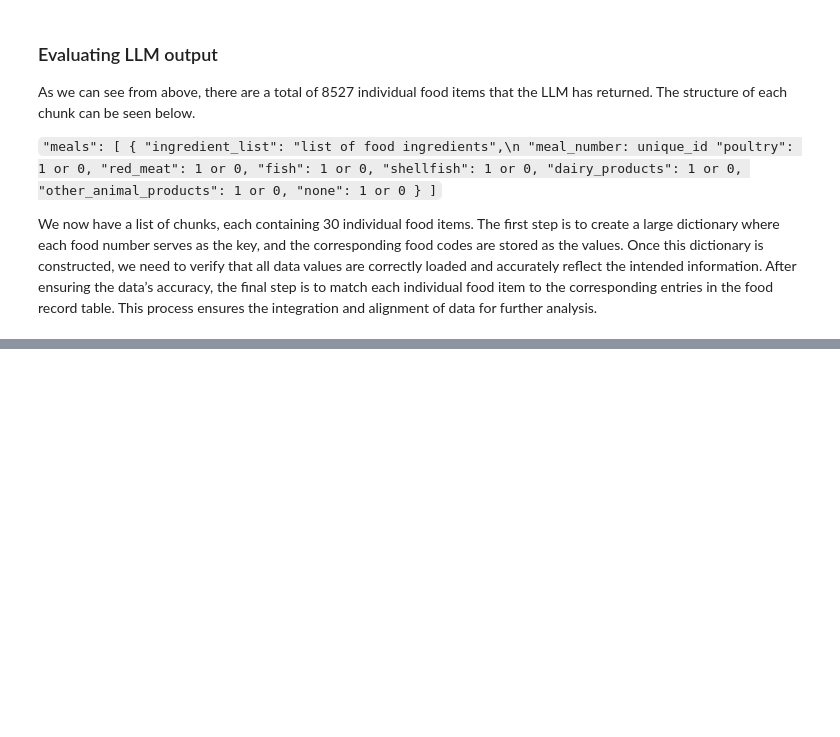
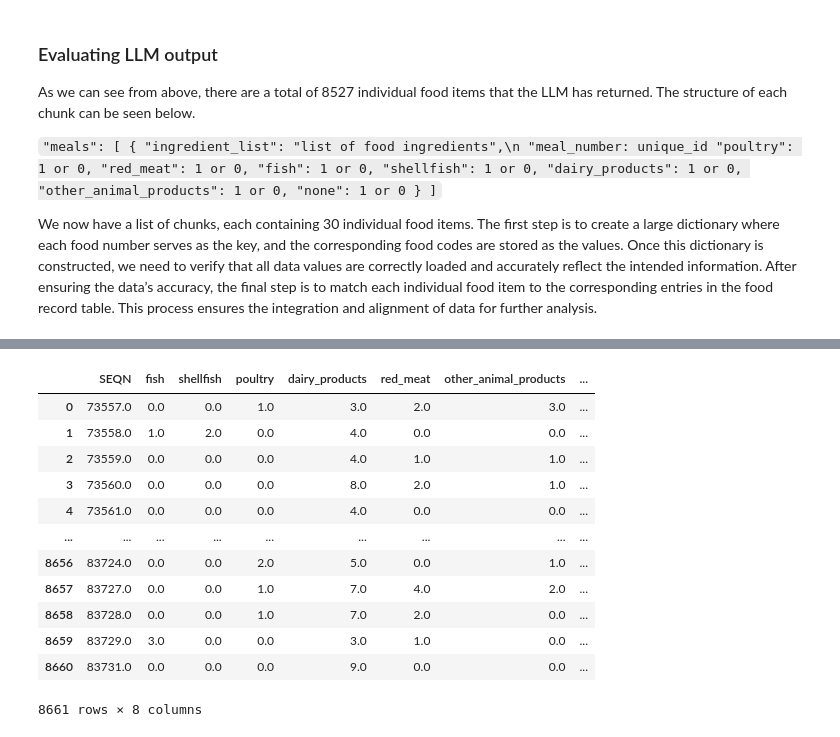
Before and after one commit to mehdigreefhorst/Individual-Assignment-Data-Mining, a Jupyter notebook: EDA.ipynb, the cells around one changed output, grey strips where cells are left out. Saved outputs shown, nothing was run; the diff lists cells and outputs as text; code cells hidden in the pictures; blank space fills up the shorter version.

```diff
--- a/EDA.ipynb
+++ b/EDA.ipynb
@@ -345,0 +456,43 @@ len(exploded_food_json)
+# %%
+def group_dietary_labels_by_seqn(df):
+    """
+    Groups dietary labels by SEQN (person identifier) for a specific day.
+
+    Parameters:
+    df (DataFrame): The input DataFrame with food instances and dietary labels.
+
+    Returns:
+    DataFrame: A grouped DataFrame with one row per SEQN and aggregated dietary labels.
+    """
+    # Group by SEQN and aggregate dietary columns using the max function
+    grouped_df = (
+        df.groupby("SEQN")[["fish", "shellfish", "poultry", "dairy_products", "red_meat", "other_animal_products", "none"]]
+        .sum()
+        .reset_index()
+    )
+    grouped_df = grouped_df.rename(columns={"none": "no_animal_products"})
+
+
+    return grouped_df
+
+# Example usage for the first day
+grouped_day1 = group_dietary_labels_by_seqn(df_day_1_food_code)
+
+# If you have a second day's data, you can use the same function:
+# grouped_day2 = group_dietary_labels_by_seqn(merged_df_day2, "Day 2")
+
+grouped_day1
+# %% [output]
+|  | SEQN | fish | shellfish | poultry | dairy_products | red_meat | other_animal_products | ... |
+| 0 | 73557.0 | 0.0 | 0.0 | 1.0 | 3.0 | 2.0 | 3.0 | ... |
+| 1 | 73558.0 | 1.0 | 2.0 | 0.0 | 4.0 | 0.0 | 0.0 | ... |
+| 2 | 73559.0 | 0.0 | 0.0 | 0.0 | 4.0 | 1.0 | 1.0 | ... |
+| 3 | 73560.0 | 0.0 | 0.0 | 0.0 | 8.0 | 2.0 | 1.0 | ... |
+| 4 | 73561.0 | 0.0 | 0.0 | 0.0 | 4.0 | 0.0 | 0.0 | ... |
+| ... | ... | ... | ... | ... | ... | ... | ... | ... |
+| 8656 | 83724.0 | 0.0 | 0.0 | 2.0 | 5.0 | 0.0 | 1.0 | ... |
+| 8657 | 83727.0 | 0.0 | 0.0 | 1.0 | 7.0 | 4.0 | 2.0 | ... |
+| 8658 | 83728.0 | 0.0 | 0.0 | 1.0 | 7.0 | 2.0 | 0.0 | ... |
+| 8659 | 83729.0 | 3.0 | 0.0 | 0.0 | 3.0 | 1.0 | 0.0 | ... |
+| 8660 | 83731.0 | 0.0 | 0.0 | 0.0 | 9.0 | 0.0 | 0.0 | ... |
+8661 rows × 8 columns
```
Also changed, not shown: parts of 24 cells of this notebook, 2 other files.
